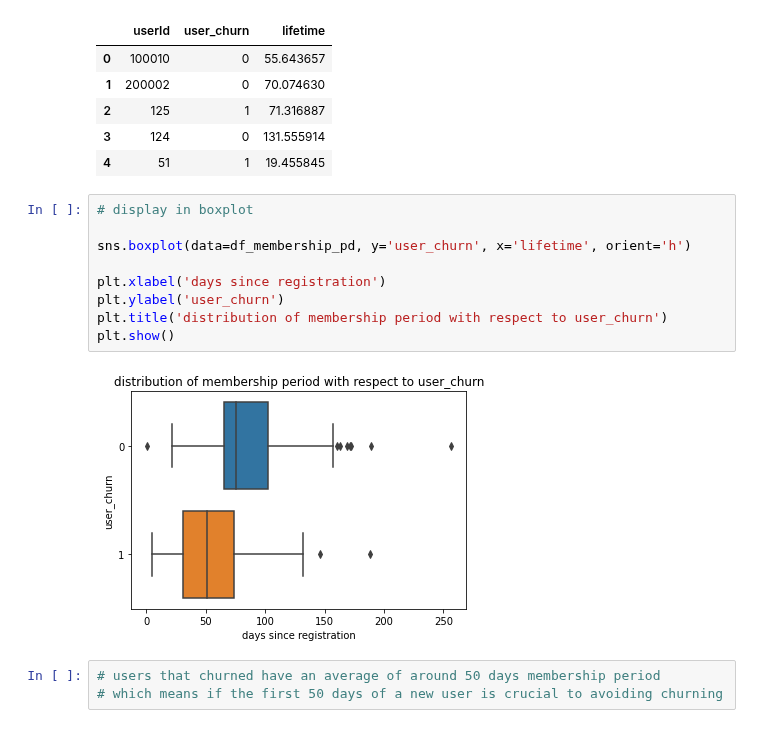
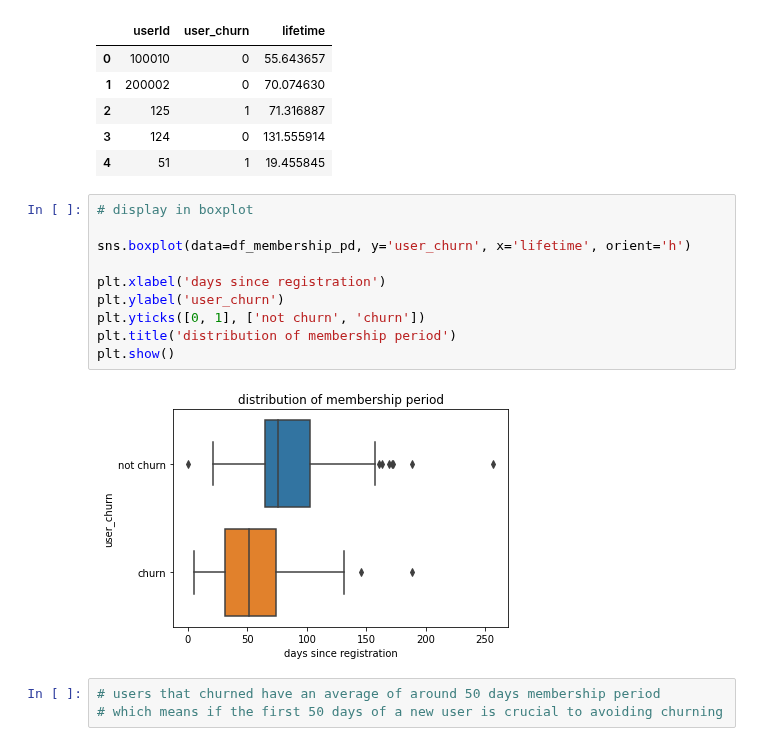
Before and after one commit to yatfungleung/Sparkify-User-Churn-Prediction, a Jupyter notebook: 1_data_cleaning.ipynb, the cells around one changed output. Saved outputs shown, nothing was run; the diff lists cells and outputs as text.

```diff
--- a/1_data_cleaning.ipynb
+++ b/1_data_cleaning.ipynb
@@ -585,14 +588,15 @@ df_membership_pd.head()
 # %%
 # display in boxplot
 
 sns.boxplot(data=df_membership_pd, y='user_churn', x='lifetime', orient='h')
 
 plt.xlabel('days since registration')
 plt.ylabel('user_churn')
-plt.title('distribution of membership period with respect to user_churn')
+plt.yticks([0, 1], ['not churn', 'churn'])
+plt.title('distribution of membership period')
 plt.show()
 # %% [output]
-[figure, old version]
+[figure, new version]
 # %%
 # users that churned have an average of around 50 days membership period
 # which means if the first 50 days of a new user is crucial to avoiding churning
```
Also changed, not shown: parts of 3 cells of this notebook.
